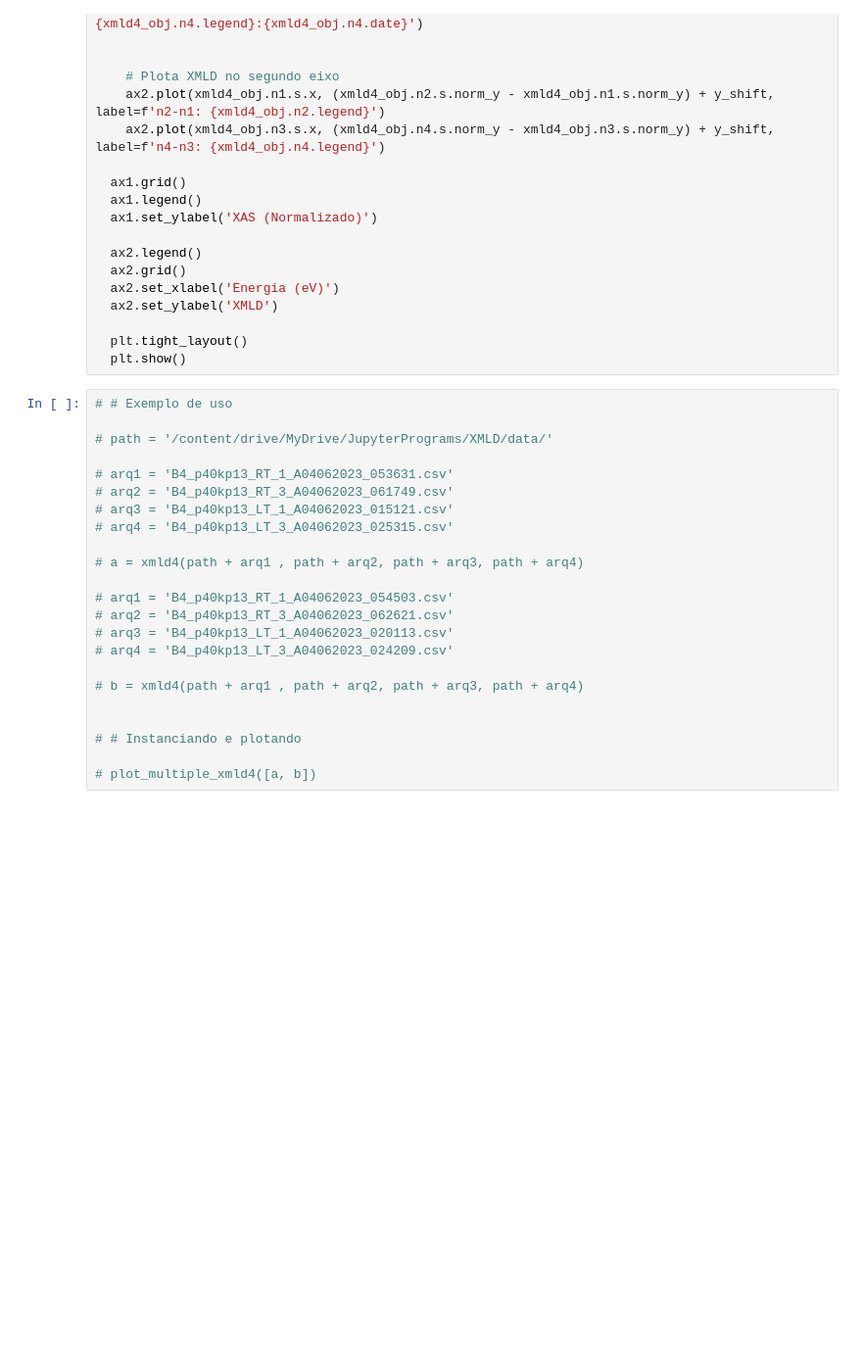
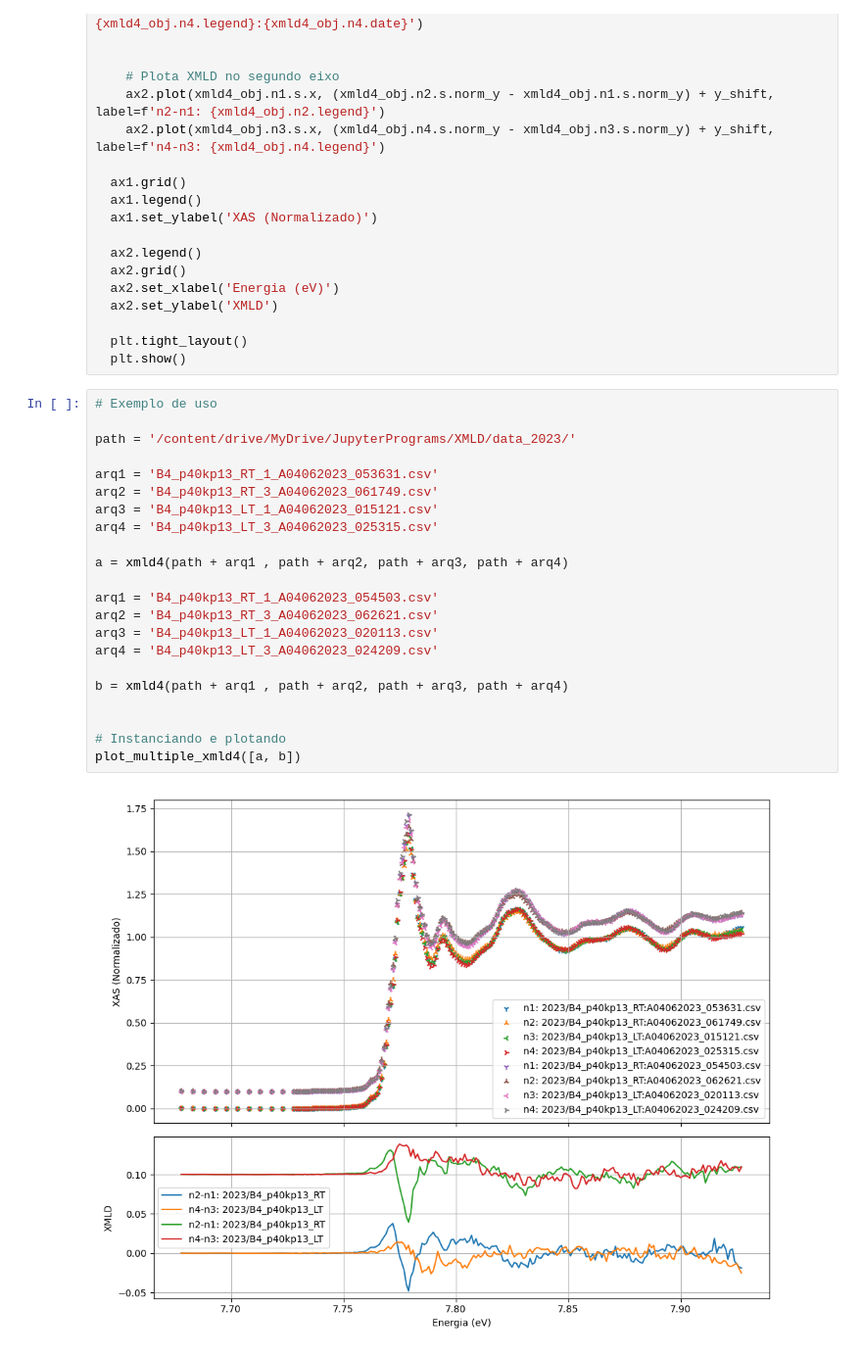
Before and after one commit to 4LC4NT4R4/XMLD, a Jupyter notebook: poo_xmld.ipynb, the cells around one changed output. Shown at 98% size. Drawn from its saved outputs; the diff is of its cells as text; blank space fills up the shorter version.

```diff
--- a/poo_xmld.ipynb
+++ b/poo_xmld.ipynb
@@ -854,25 +1153,26 @@ def plot_multiple_xmld4(xmld4_list, vertical_shift=0.1):
   plt.tight_layout()
   plt.show()
 # %%
-# # Exemplo de uso
+# Exemplo de uso
 
-# path = '/content/drive/MyDrive/JupyterPrograms/XMLD/data/'
+path = '/content/drive/MyDrive/JupyterPrograms/XMLD/data_2023/'
 
-# arq1 = 'B4_p40kp13_RT_1_A04062023_053631.csv'
-# arq2 = 'B4_p40kp13_RT_3_A04062023_061749.csv'
-# arq3 = 'B4_p40kp13_LT_1_A04062023_015121.csv'
-# arq4 = 'B4_p40kp13_LT_3_A04062023_025315.csv'
+arq1 = 'B4_p40kp13_RT_1_A04062023_053631.csv'
+arq2 = 'B4_p40kp13_RT_3_A04062023_061749.csv'
+arq3 = 'B4_p40kp13_LT_1_A04062023_015121.csv'
+arq4 = 'B4_p40kp13_LT_3_A04062023_025315.csv'
 
-# a = xmld4(path + arq1 , path + arq2, path + arq3, path + arq4)
+a = xmld4(path + arq1 , path + arq2, path + arq3, path + arq4)
 
-# arq1 = 'B4_p40kp13_RT_1_A04062023_054503.csv'
-# arq2 = 'B4_p40kp13_RT_3_A04062023_062621.csv'
-# arq3 = 'B4_p40kp13_LT_1_A04062023_020113.csv'
-# arq4 = 'B4_p40kp13_LT_3_A04062023_024209.csv'
+arq1 = 'B4_p40kp13_RT_1_A04062023_054503.csv'
+arq2 = 'B4_p40kp13_RT_3_A04062023_062621.csv'
+arq3 = 'B4_p40kp13_LT_1_A04062023_020113.csv'
+arq4 = 'B4_p40kp13_LT_3_A04062023_024209.csv'
 
-# b = xmld4(path + arq1 , path + arq2, path + arq3, path + arq4)
+b = xmld4(path + arq1 , path + arq2, path + arq3, path + arq4)
 
 
-# # Instanciando e plotando
-
-# plot_multiple_xmld4([a, b])
+# Instanciando e plotando
+plot_multiple_xmld4([a, b])
+# %% [output]
+[figure, added]
```
Also changed, not shown: parts of 15 cells of this notebook.
